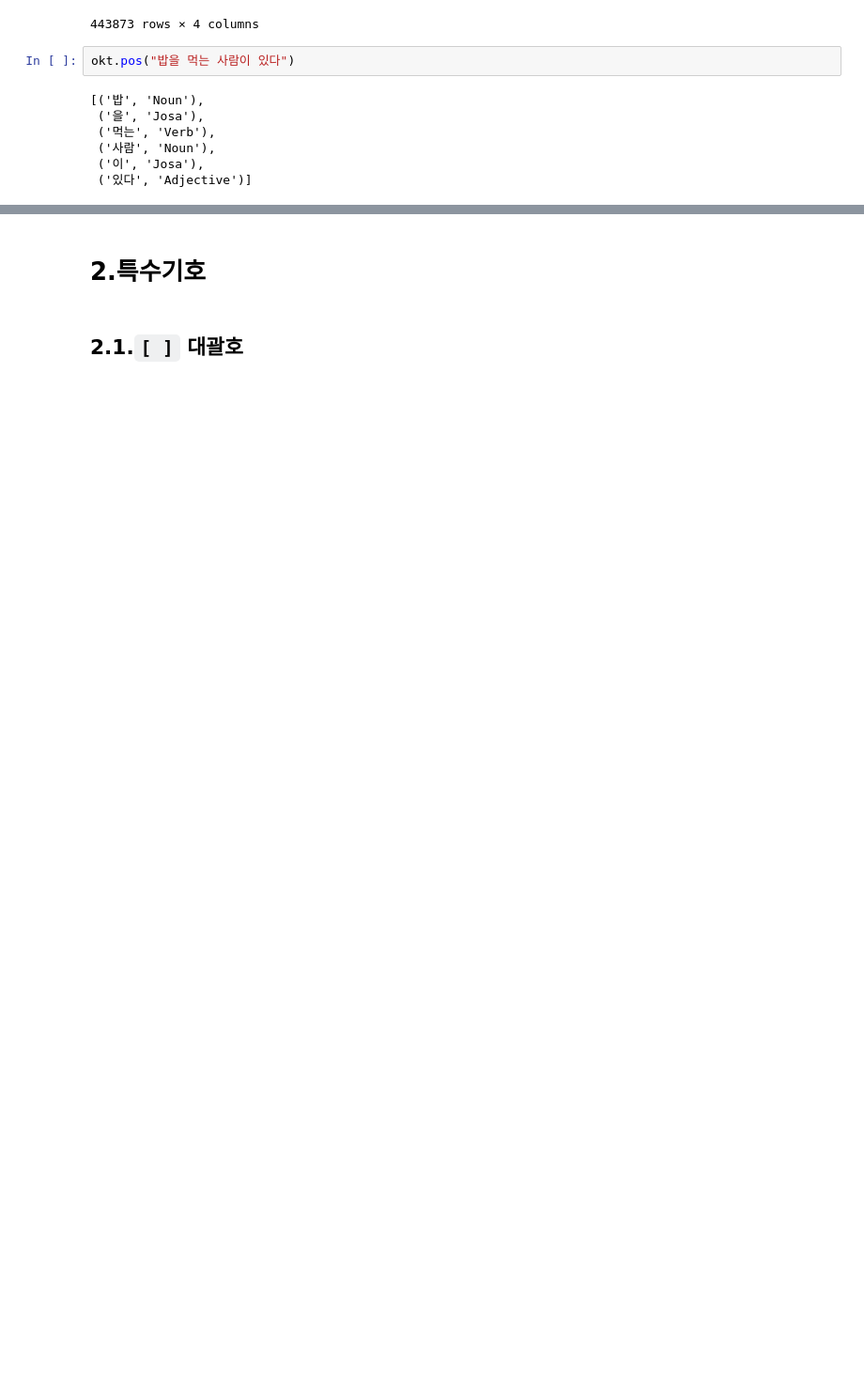
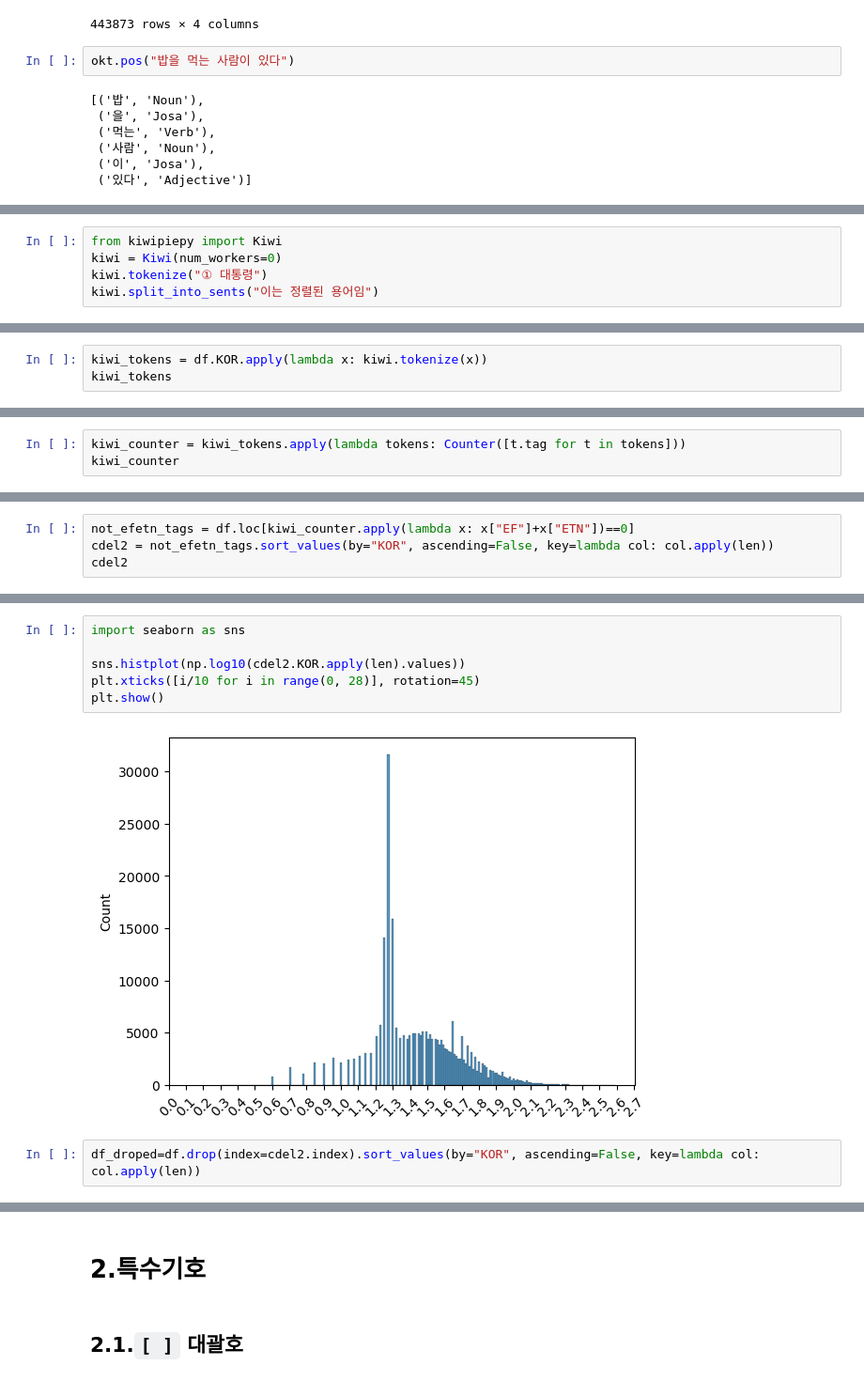
Before and after one commit to tjtmddnjswkd/capstone, a Jupyter notebook: p3_preprocessing_memo.ipynb, the cells around one changed output, grey strips where cells are left out. Shown at 94% size. Drawn from its saved outputs; the diff is of its cells as text; blank space fills up the shorter version.

```diff
--- a/p3_preprocessing_memo.ipynb
+++ b/p3_preprocessing_memo.ipynb
@@ -321,0 +383,5 @@ okt.pos("밥을 먹는 사람이 있다")
+# %%
+from kiwipiepy import Kiwi
+kiwi = Kiwi(num_workers=0)
+kiwi.tokenize("① 대통령")
+kiwi.split_into_sents("이는 정렬된 용어임")
@@ -321,0 +390,3 @@ okt.pos("밥을 먹는 사람이 있다")
+# %%
+kiwi_tokens = df.KOR.apply(lambda x: kiwi.tokenize(x))
+kiwi_tokens
@@ -321,0 +406,3 @@ okt.pos("밥을 먹는 사람이 있다")
+# %%
+kiwi_counter = kiwi_tokens.apply(lambda tokens: Counter([t.tag for t in tokens]))
+kiwi_counter
@@ -321,0 +461,4 @@ okt.pos("밥을 먹는 사람이 있다")
+# %%
+not_efetn_tags = df.loc[kiwi_counter.apply(lambda x: x["EF"]+x["ETN"])==0]
+cdel2 = not_efetn_tags.sort_values(by="KOR", ascending=False, key=lambda col: col.apply(len))
+cdel2
@@ -321,0 +479,10 @@ okt.pos("밥을 먹는 사람이 있다")
+# %%
+import seaborn as sns
+
+sns.histplot(np.log10(cdel2.KOR.apply(len).values))
+plt.xticks([i/10 for i in range(0, 28)], rotation=45)
+plt.show()
+# %% [output]
+[figure, added]
+# %%
+df_droped=df.drop(index=cdel2.index).sort_values(by="KOR", ascending=False, key=lambda col: col.apply(len))
```
Also changed, not shown: parts of 60 cells of this notebook, 2 other files.
